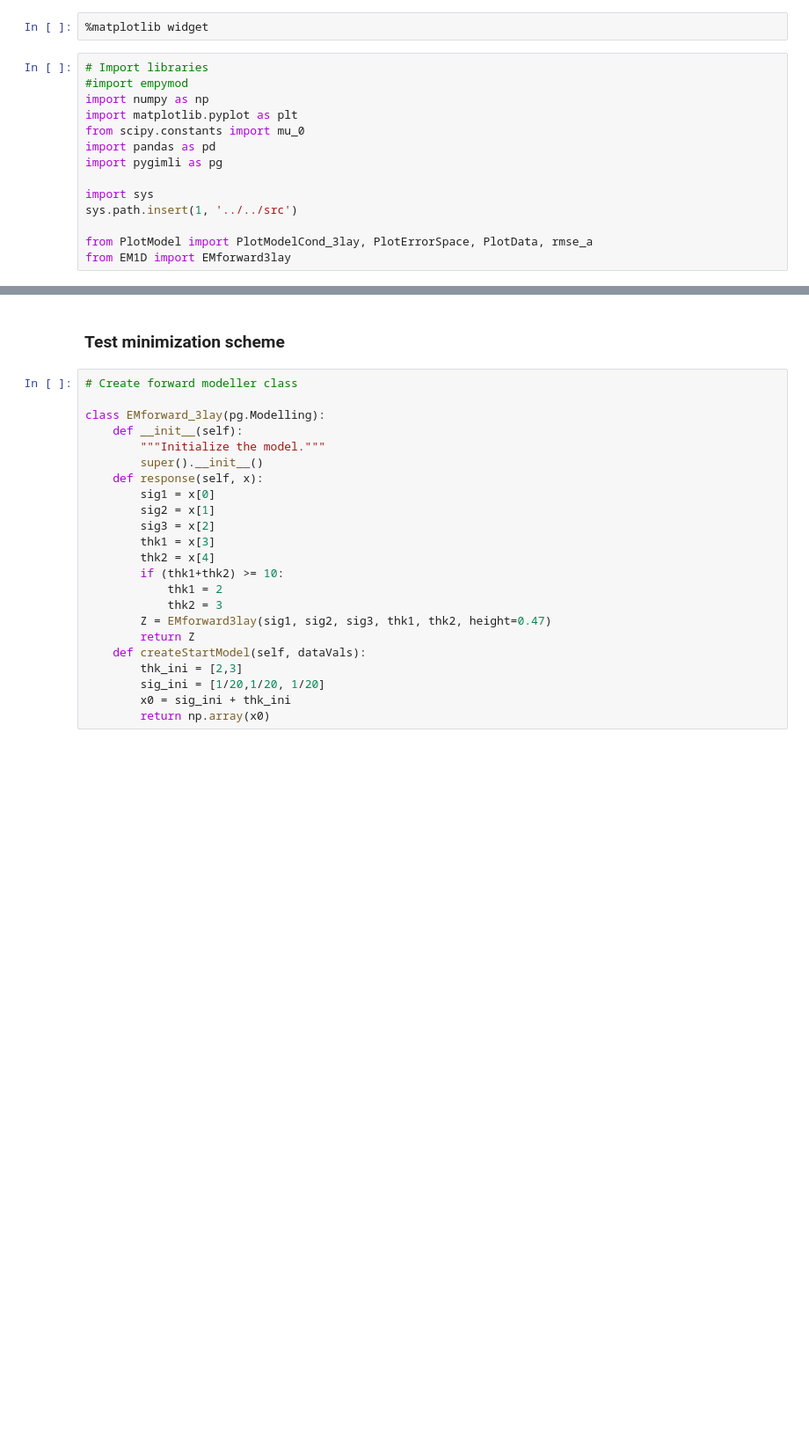
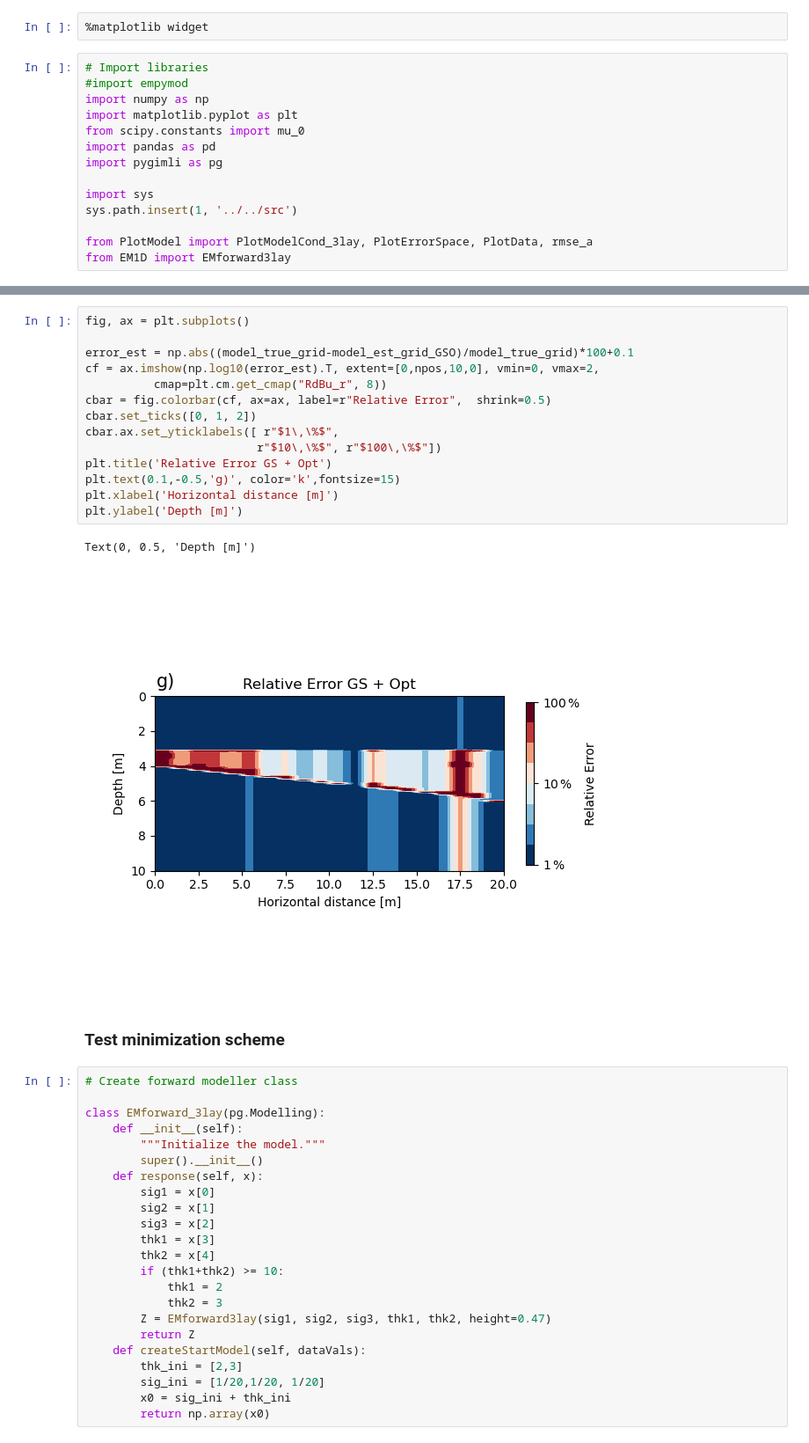
Before and after one commit to mariacarrizo/InvEM-ML, a Jupyter notebook: Synth-3Layer/Notebooks/3Layer.ipynb, the cells around one changed output, grey strips where cells are left out. Shown at 88% size. Saved outputs shown, nothing was run; the diff lists cells and outputs as text; blank space fills up the shorter version.

```diff
--- a/Synth-3Layer/Notebooks/3Layer.ipynb
+++ b/Synth-3Layer/Notebooks/3Layer.ipynb
@@ -163,3 +203,20 @@ plt.ylabel('Depth [m]')
+# %%
+fig, ax = plt.subplots()
+
+error_est = np.abs((model_true_grid-model_est_grid_GSO)/model_true_grid)*100+0.1
+cf = ax.imshow(np.log10(error_est).T, extent=[0,npos,10,0], vmin=0, vmax=2,
+          cmap=plt.cm.get_cmap("RdBu_r", 8))
+cbar = fig.colorbar(cf, ax=ax, label=r"Relative Error",  shrink=0.5)
+cbar.set_ticks([0, 1, 2])
+cbar.ax.set_yticklabels([ r"$1\,\%$",
+                         r"$10\,\%$", r"$100\,\%$"])
+plt.title('Relative Error GS + Opt')
+plt.text(0.1,-0.5,'g)', color='k',fontsize=15)
+plt.xlabel('Horizontal distance [m]')
+plt.ylabel('Depth [m]')
+# %% [output]
+Text(0, 0.5, 'Depth [m]')
+[figure, added]
 # %% [markdown]
 ### Test minimization scheme
 # %%
```
Also changed, not shown: parts of 10 cells of this notebook.
